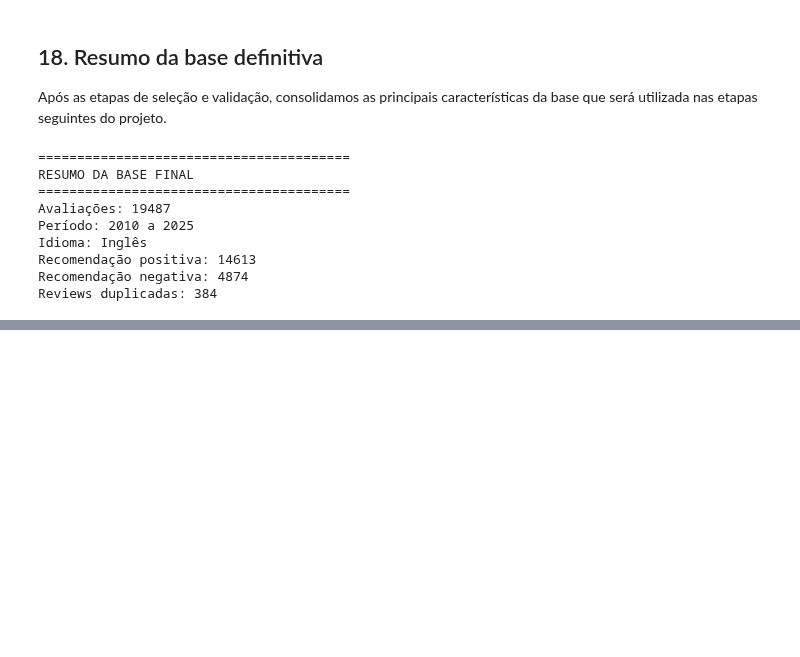
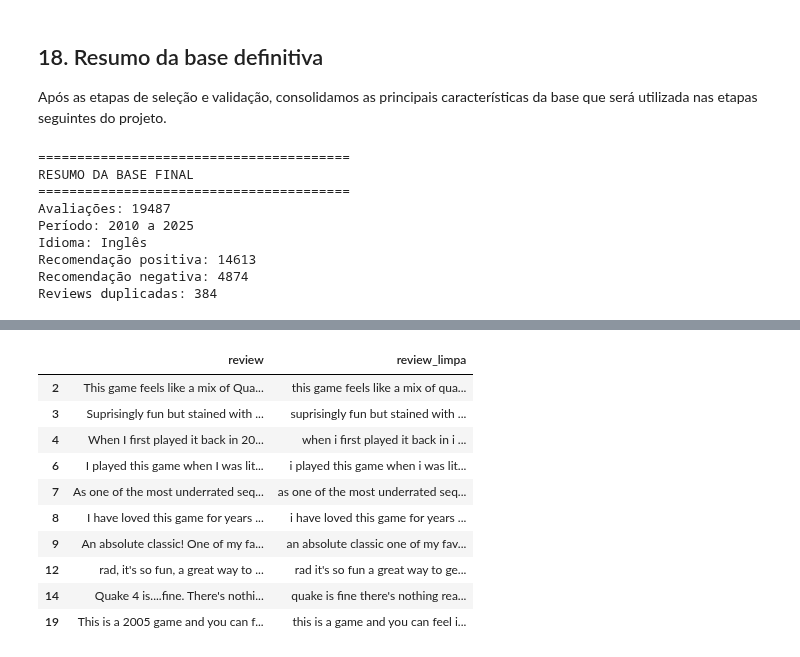
Before and after one commit to marcosaraujoCL/projeto-aplicado-II-classificacoes-avaliacoes, a Jupyter notebook: Notebooks/01_analise_exploratoria.ipynb, the cells around one changed output, grey strips where cells are left out. Saved outputs shown, nothing was run; the diff lists cells and outputs as text; code cells hidden in the pictures; blank space fills up the shorter version.

```diff
--- a/Notebooks/01_analise_exploratoria.ipynb
+++ b/Notebooks/01_analise_exploratoria.ipynb
@@ -545,0 +567,10 @@ Reviews duplicadas: 384
+# %%
+df_modelo = df_final[
+    ["review", "voted_up"]
+].copy()
+
+print("Quantidade de registros:", len(df_modelo))
+print("\nColunas utilizadas:")
+print(df_modelo.columns.tolist())
+
+display(df_modelo.head())
@@ -545,0 +617,32 @@ Reviews duplicadas: 384
+# %%
+import re
+
+def limpar_texto(texto):
+    texto = str(texto).lower()
+    texto = re.sub(r"http\S+|www\S+", " ", texto)
+    texto = re.sub(r"[^a-zA-ZÀ-ÿ\s']", " ", texto)
+    texto = re.sub(r"\s+", " ", texto)
+    return texto.strip()
+
+
+df_modelo["review_limpa"] = (
+    df_modelo["review"]
+    .fillna("")
+    .apply(limpar_texto)
+)
+
+display(
+    df_modelo[["review", "review_limpa"]].head(10)
+)
+# %% [output]
+|  | review | review_limpa |
+| 2 | This game feels like a mix of Qua... | this game feels like a mix of qua... |
+| 3 | Suprisingly fun but stained with ... | suprisingly fun but stained with ... |
+| 4 | When I first played it back in 20... | when i first played it back in i ... |
+| 6 | I played this game when I was lit... | i played this game when i was lit... |
+| 7 | As one of the most underrated seq... | as one of the most underrated seq... |
+| 8 | I have loved this game for years ... | i have loved this game for years ... |
+| 9 | An absolute classic! One of my fa... | an absolute classic one of my fav... |
+| 12 | rad, it's so fun, a great way to ... | rad it's so fun a great way to ge... |
+| 14 | Quake 4 is....fine. There's nothi... | quake is fine there's nothing rea... |
+| 19 | This is a 2005 game and you can f... | this is a game and you can feel i... |
```
Also changed, not shown: parts of 40 cells of this notebook.
